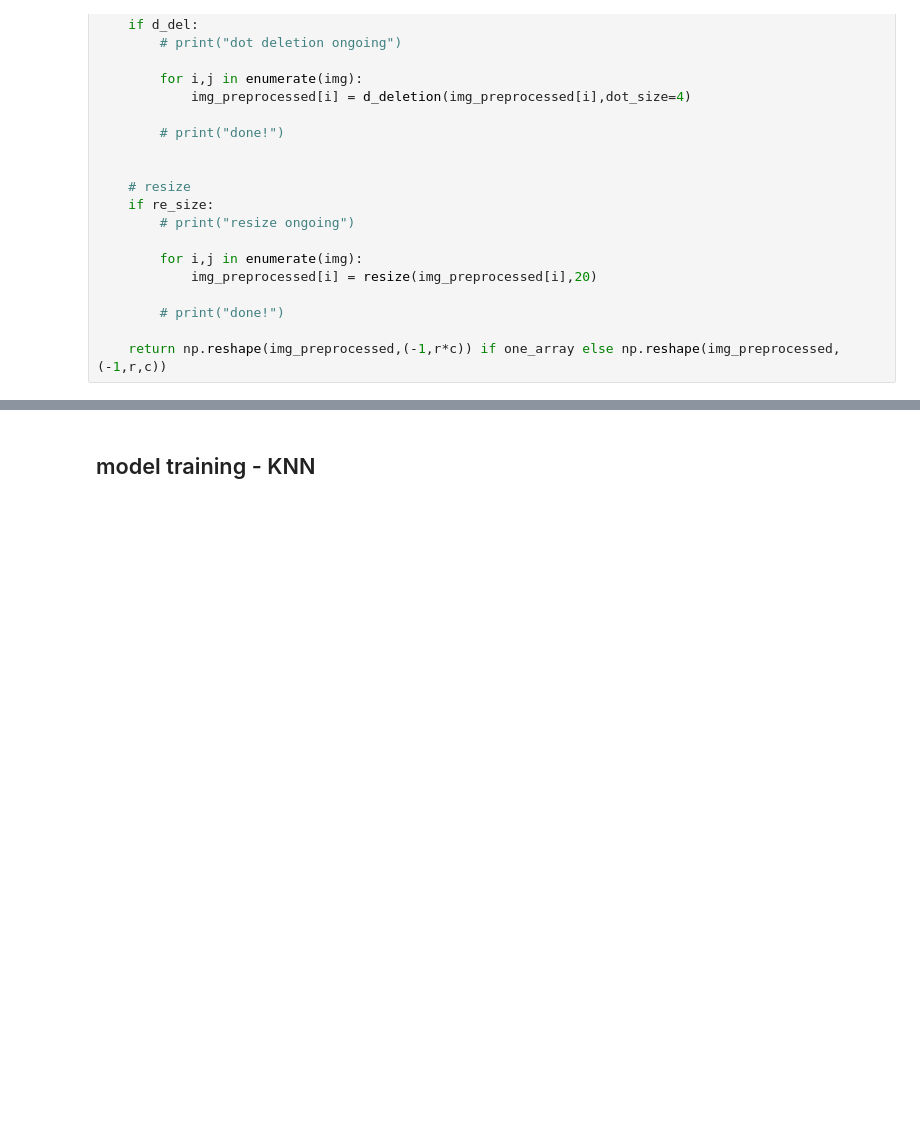
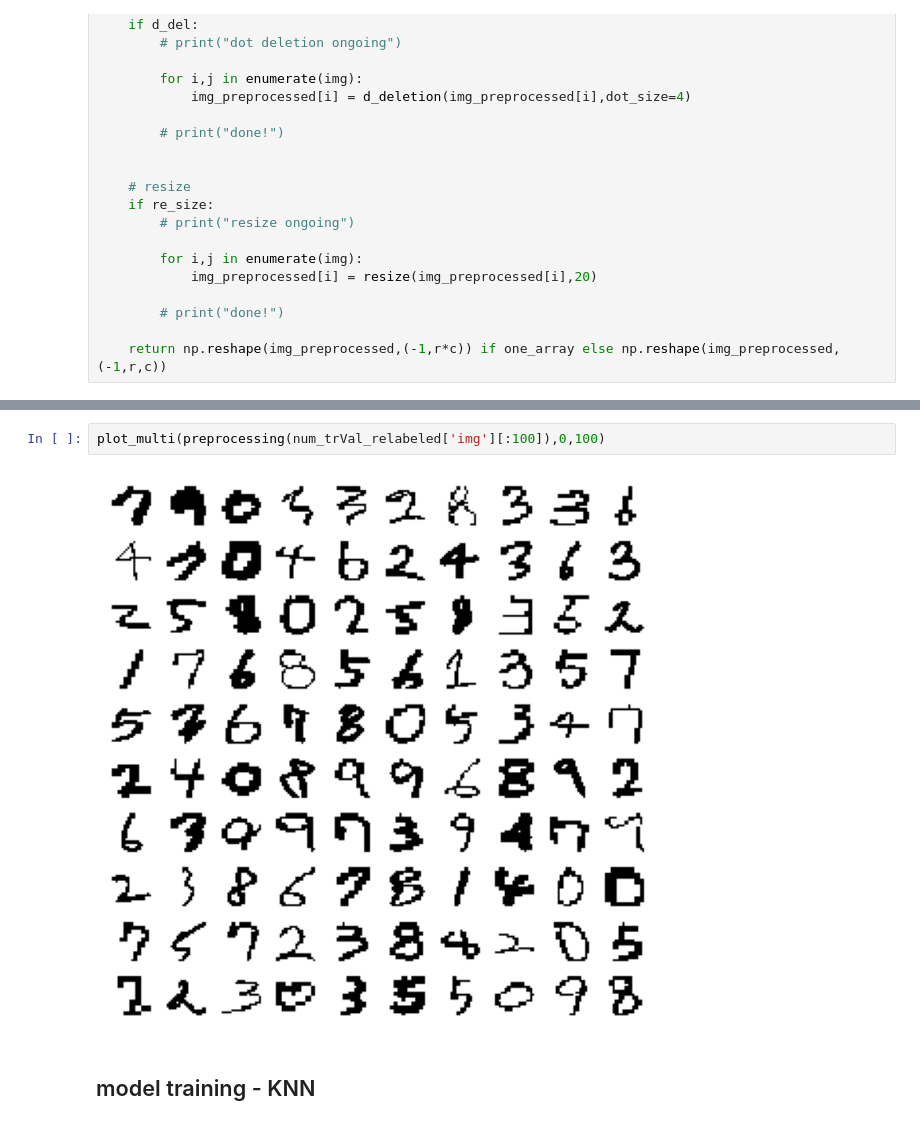
Before and after one commit to nonameR9077/MLproject_2023-2, a Jupyter notebook: KNN/KNN_learning.ipynb, the cells around one changed output, grey strips where cells are left out. Saved outputs shown, nothing was run; the diff lists cells and outputs as text; blank space fills up the shorter version.

```diff
--- a/KNN/KNN_learning.ipynb
+++ b/KNN/KNN_learning.ipynb
@@ -449,3 +442,7 @@ def preprocessing(img, rebase=True, b_del=True, d_del=True, re_size=True, one_ar
+# %%
+plot_multi(preprocessing(num_trVal_relabeled['img'][:100]),0,100)
+# %% [output]
+[figure, added]
 # %% [markdown]
 ## model training - KNN
 # %%
```
Also changed, not shown: parts of 7 cells of this notebook, 1 other file.
